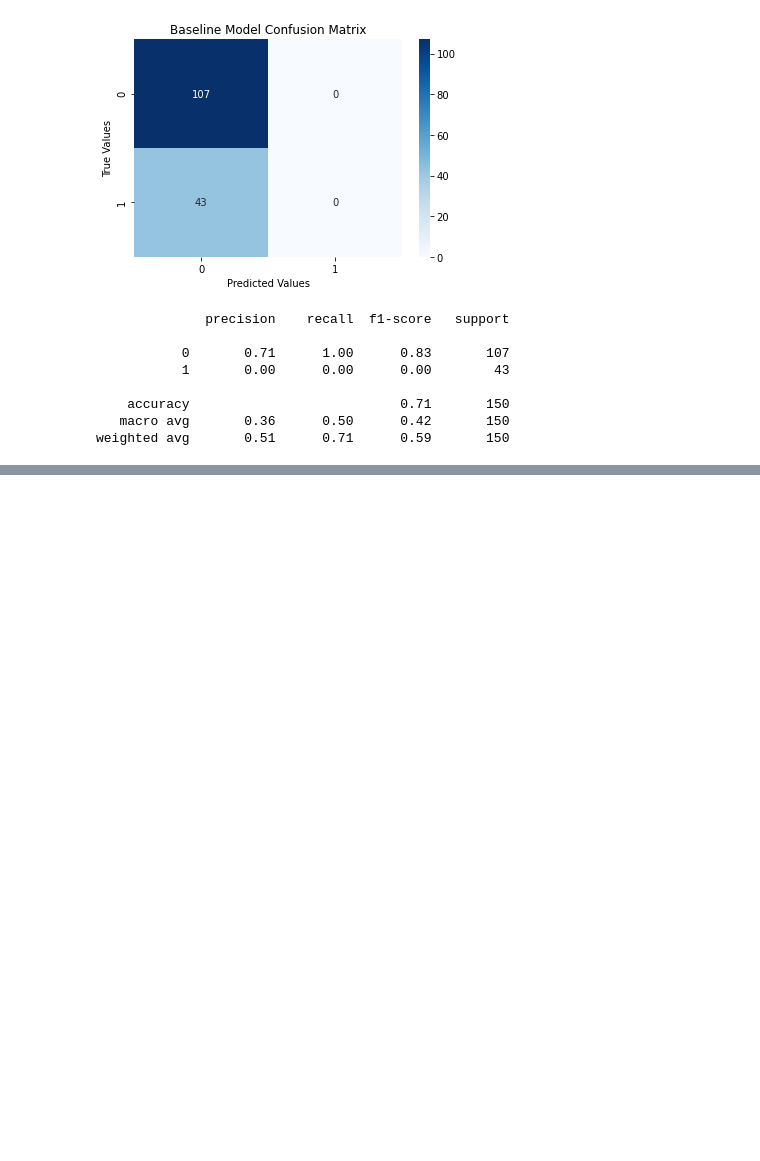
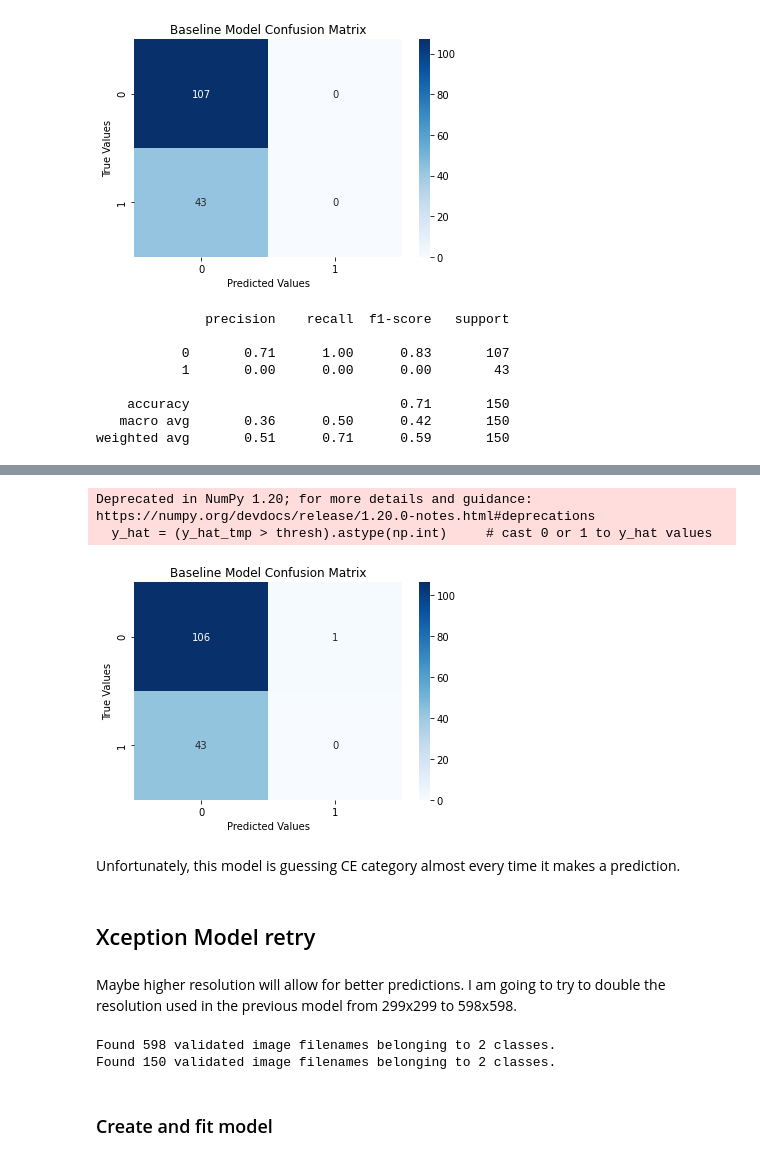
Before and after one commit to samoliver3/capstone-STRIP-AI, a Jupyter notebook: og_data_modeling.ipynb, the cells around one changed output, grey strips where cells are left out. Cells and saved outputs as stored; diff of their text form; code cells hidden in the pictures; blank space fills up the shorter version.

```diff
--- a/og_data_modeling.ipynb
+++ b/og_data_modeling.ipynb
@@ -576,0 +782,30 @@ weighted avg       0.51      0.71      0.59       150
+# %%
+# need integer labels for more evaluation
+df_test_tmp = test.copy()
+df_test_tmp.loc[df_test_tmp['label'] == 'CE', 'label'] = 0     # CE is now 0
+df_test_tmp.loc[df_test_tmp['label'] == 'LAA', 'label'] = 1     # LAA is now 1
+# %%
+# Create predictions for the model
+y_hat_tmp = history.model.predict(test_gen)
+
+# classify y_hat as either 0 or 1 based on if val is < or >= to 0.5
+thresh = 0.5
+y_hat = (y_hat_tmp > thresh).astype(np.int)     # cast 0 or 1 to y_hat values
+
+y_t = df_test_tmp.label.astype(int)
+
+cm_vals = confusion_matrix(y_t, y_hat)     # get confusion matrix values
+
+# plot confusion matrix values
+sns.heatmap(
+    cm_vals,
+    annot=True,
+    cmap='Blues',
+    fmt='0.5g'
+)
+
+plt.xlabel('Predicted Values')
+plt.ylabel('True Values')
+plt.title('Baseline Model Confusion Matrix')
+plt.show()
+# %% [output]
@@ -576,0 +813,24 @@ weighted avg       0.51      0.71      0.59       150
+Deprecated in NumPy 1.20; for more details and guidance: https://numpy.org/devdocs/release/1.20.0-notes.html#deprecations
+  y_hat = (y_hat_tmp > thresh).astype(np.int)     # cast 0 or 1 to y_hat values
+[figure, added]
+# %% [markdown]
+Unfortunately, this model is guessing CE category almost every time it makes a prediction.
+# %% [markdown]
+## Xception Model retry
+# %% [markdown]
+Maybe higher resolution will allow for better predictions. I am going to try to double the resolution used in the previous model from 299x299 to 598x598.
+# %%
+train_gen = permutes.flow_from_dataframe(dataframe=train, x_col='file_path',
+                                         y_col='label', target_size=(598,598),
+                                         class_mode='binary', batch_size=16,
+                                         seed=42)
+
+test_gen = permutes.flow_from_dataframe(dataframe=test, x_col='file_path',
+                                         y_col='label', target_size=(598,598),
+                                         class_mode='binary', batch_size=16,
+                                         seed=42)
+# %% [output]
+Found 598 validated image filenames belonging to 2 classes.
+Found 150 validated image filenames belonging to 2 classes.
+# %% [markdown]
+### Create and fit model
```
Also changed, not shown: parts of 28 cells of this notebook.
